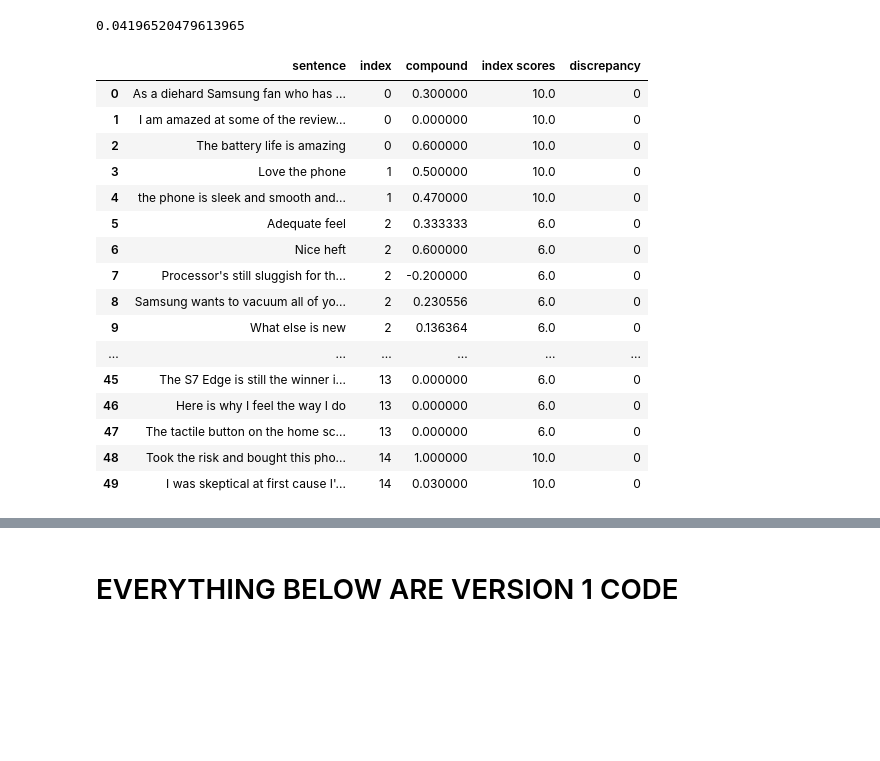
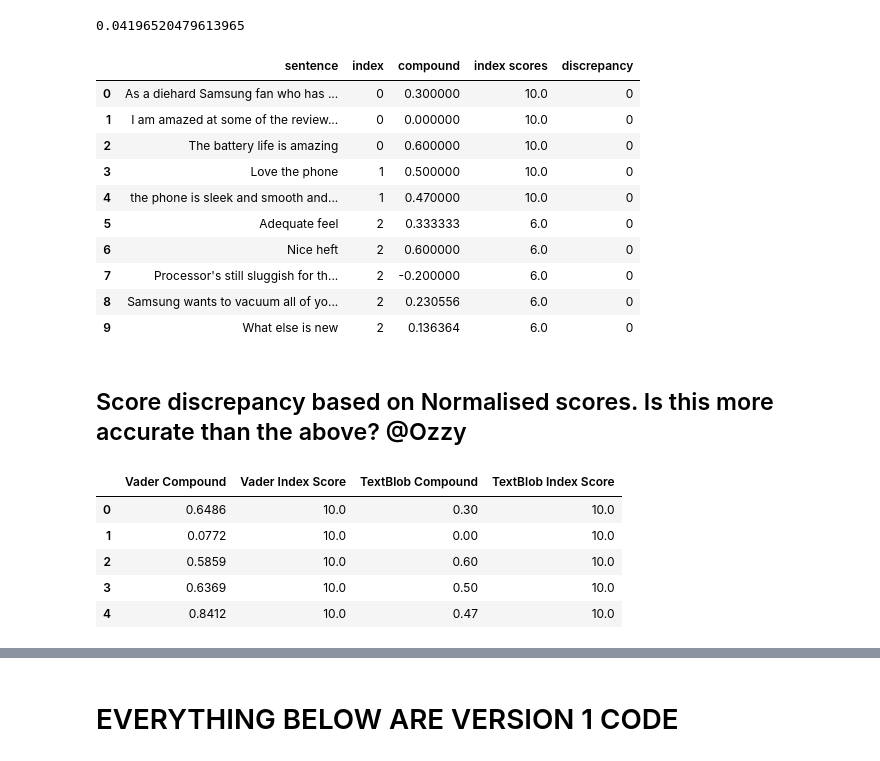
Before and after one commit to ngohngoh/phone-reviews-analysis, a Jupyter notebook: Cell phone Reviews - YL.ipynb, the cells around one changed output, grey strips where cells are left out. Drawn from its saved outputs; the diff is of its cells as text; code cells hidden in the pictures; blank space fills up the shorter version.

```diff
--- a/Cell phone Reviews - YL.ipynb
+++ b/Cell phone Reviews - YL.ipynb
@@ -945,20 +946,16 @@ pickle.dump(textblob_sentencesScores, open("TextBlobSentencesScores.pkl", "wb"))
 # %%
-textblob_sentencesScores.head(50)
+textblob_sentencesScores.head(10)
 # %% [output]
 |  | sentence | index | compound | index scores | discrepancy |
 | 0 | As a diehard Samsung fan who has ... | 0 | 0.300000 | 10.0 | 0 |
 | 1 | I am amazed at some of the review... | 0 | 0.000000 | 10.0 | 0 |
 | 2 | The battery life is amazing | 0 | 0.600000 | 10.0 | 0 |
 | 3 | Love the phone | 1 | 0.500000 | 10.0 | 0 |
 | 4 | the phone is sleek and smooth and... | 1 | 0.470000 | 10.0 | 0 |
 | 5 | Adequate feel | 2 | 0.333333 | 6.0 | 0 |
 | 6 | Nice heft | 2 | 0.600000 | 6.0 | 0 |
 | 7 | Processor's still sluggish for th... | 2 | -0.200000 | 6.0 | 0 |
 | 8 | Samsung wants to vacuum all of yo... | 2 | 0.230556 | 6.0 | 0 |
 | 9 | What else is new | 2 | 0.136364 | 6.0 | 0 |
-| ... | ... | ... | ... | ... | ... |
-| 45 | The S7 Edge is still the winner i... | 13 | 0.000000 | 6.0 | 0 |
-| 46 | Here is why I feel the way I do | 13 | 0.000000 | 6.0 | 0 |
-| 47 | The tactile button on the home sc... | 13 | 0.000000 | 6.0 | 0 |
-| 48 | Took the risk and bought this pho... | 14 | 1.000000 | 10.0 | 0 |
-| 49 | I was skeptical at first cause I'... | 14 | 0.030000 | 10.0 | 0 |
+# %% [markdown]
+## Score discrepancy based on Normalised scores. Is this more accurate than the above? @Ozzy
@@ -964,0 +971,9 @@ textblob_sentencesScores.head(50)
+# %%
+df_normalised_scores.head()
+# %% [output]
+|  | Vader Compound | Vader Index Score | TextBlob Compound | TextBlob Index Score |
+| 0 | 0.6486 | 10.0 | 0.30 | 10.0 |
+| 1 | 0.0772 | 10.0 | 0.00 | 10.0 |
+| 2 | 0.5859 | 10.0 | 0.60 | 10.0 |
+| 3 | 0.6369 | 10.0 | 0.50 | 10.0 |
+| 4 | 0.8412 | 10.0 | 0.47 | 10.0 |
```
Also changed, not shown: parts of 11 cells of this notebook.
